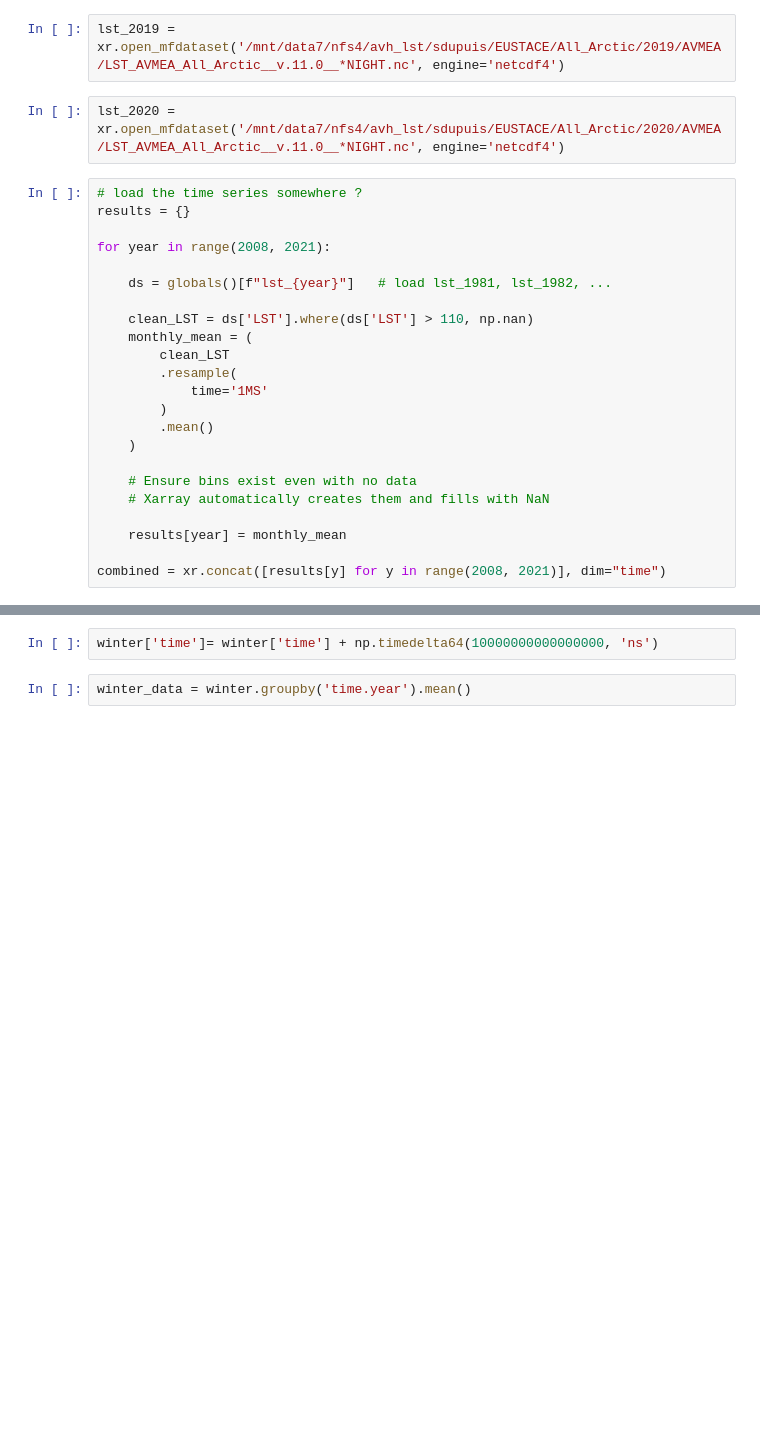
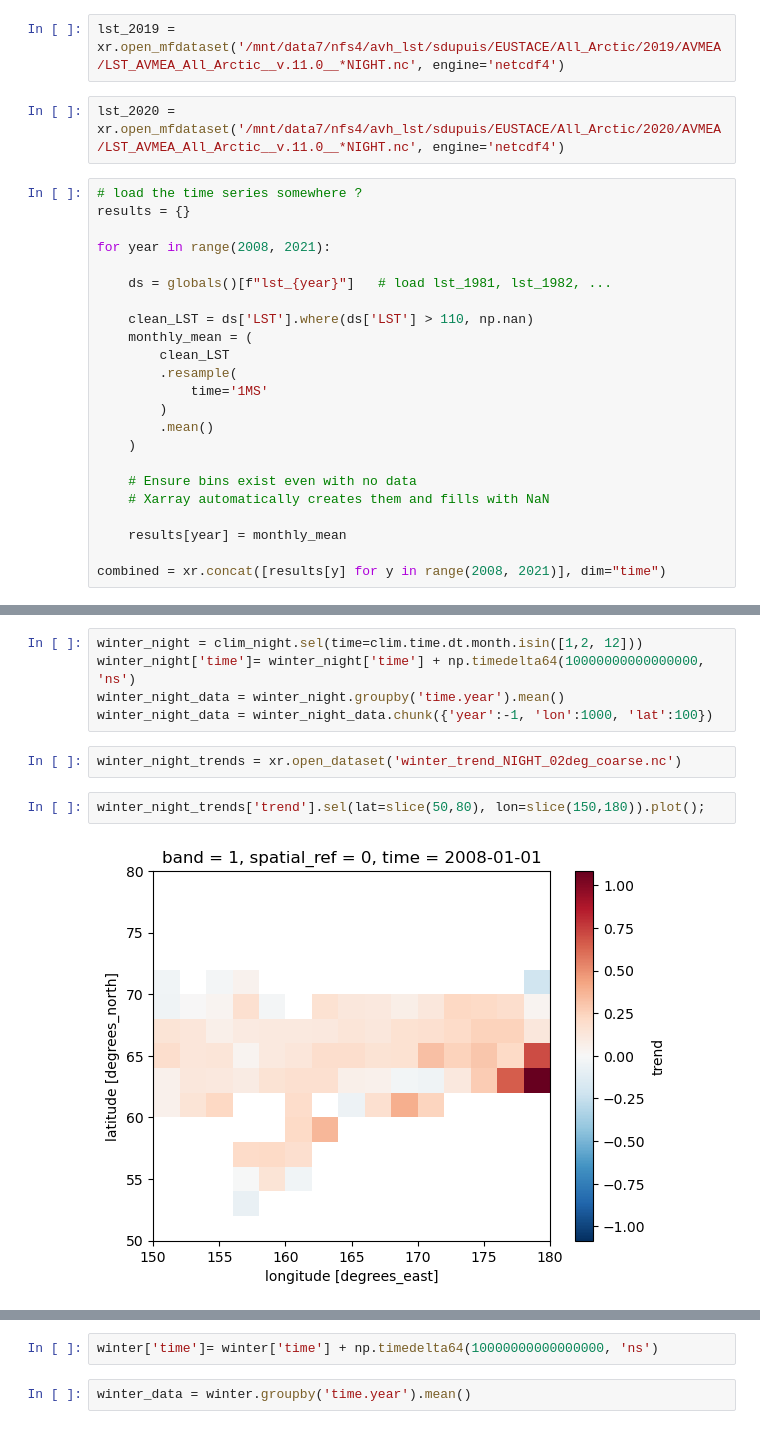
Before and after one commit to soniajdupuis/LST_4_CloudsDyn, a Jupyter notebook: Exploratory_Analysis/trend_verification.ipynb, the cells around one changed output, grey strips where cells are left out. Saved outputs shown, nothing was run; the diff lists cells and outputs as text; blank space fills up the shorter version.

```diff
--- a/Exploratory_Analysis/trend_verification.ipynb
+++ b/Exploratory_Analysis/trend_verification.ipynb
@@ -64,0 +80,11 @@ climatology = combined.groupby('time.season').mean("time")
+# %%
+winter_night = clim_night.sel(time=clim.time.dt.month.isin([1,2, 12]))
+winter_night['time']= winter_night['time'] + np.timedelta64(10000000000000000, 'ns')
+winter_night_data = winter_night.groupby('time.year').mean()
+winter_night_data = winter_night_data.chunk({'year':-1, 'lon':1000, 'lat':100})
+# %%
+winter_night_trends = xr.open_dataset('winter_trend_NIGHT_02deg_coarse.nc')
+# %%
+winter_night_trends['trend'].sel(lat=slice(50,80), lon=slice(150,180)).plot();
+# %% [output]
+[figure, added]
```
Also changed, not shown: parts of 15 cells of this notebook, 1 other file.
